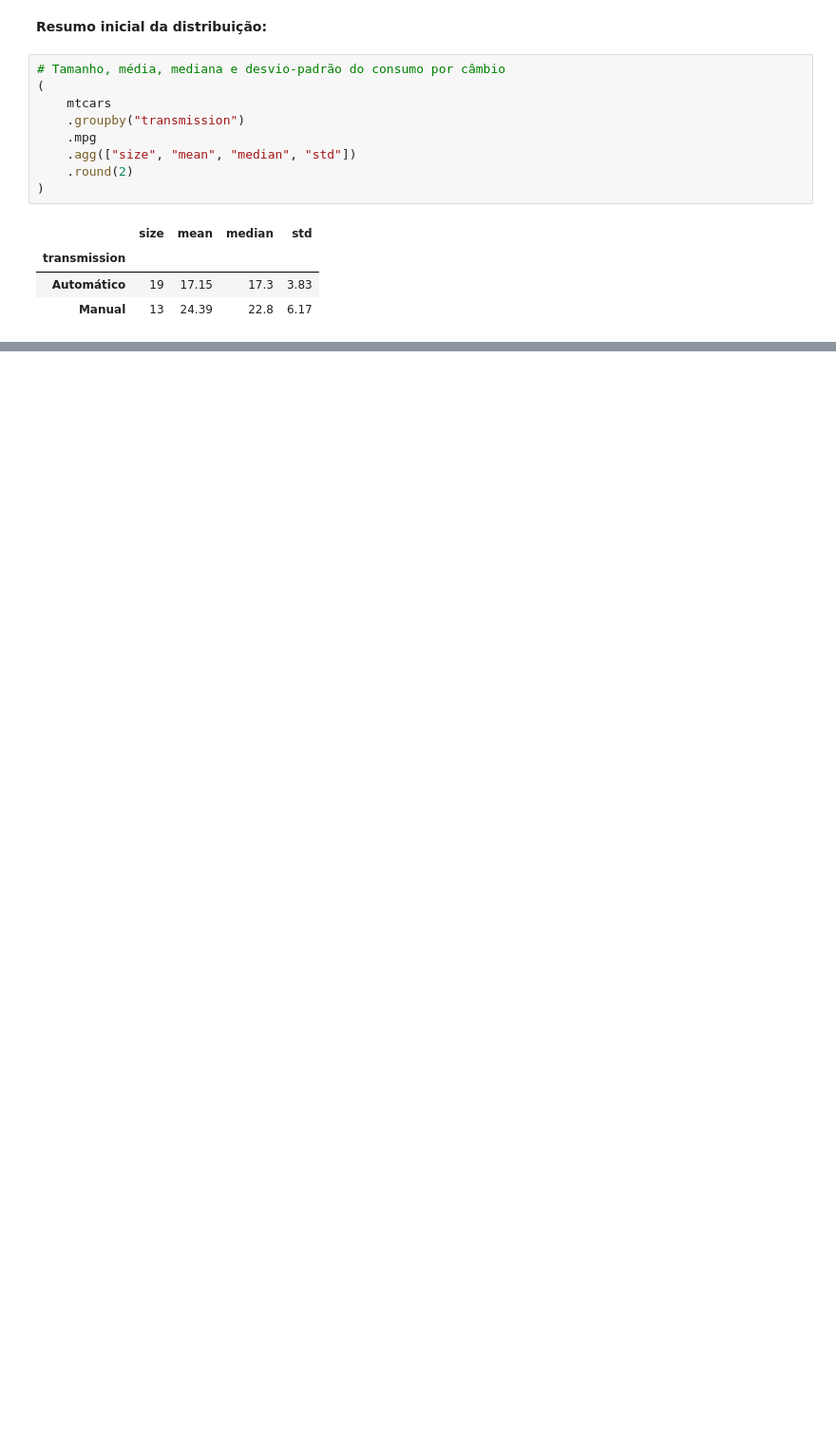
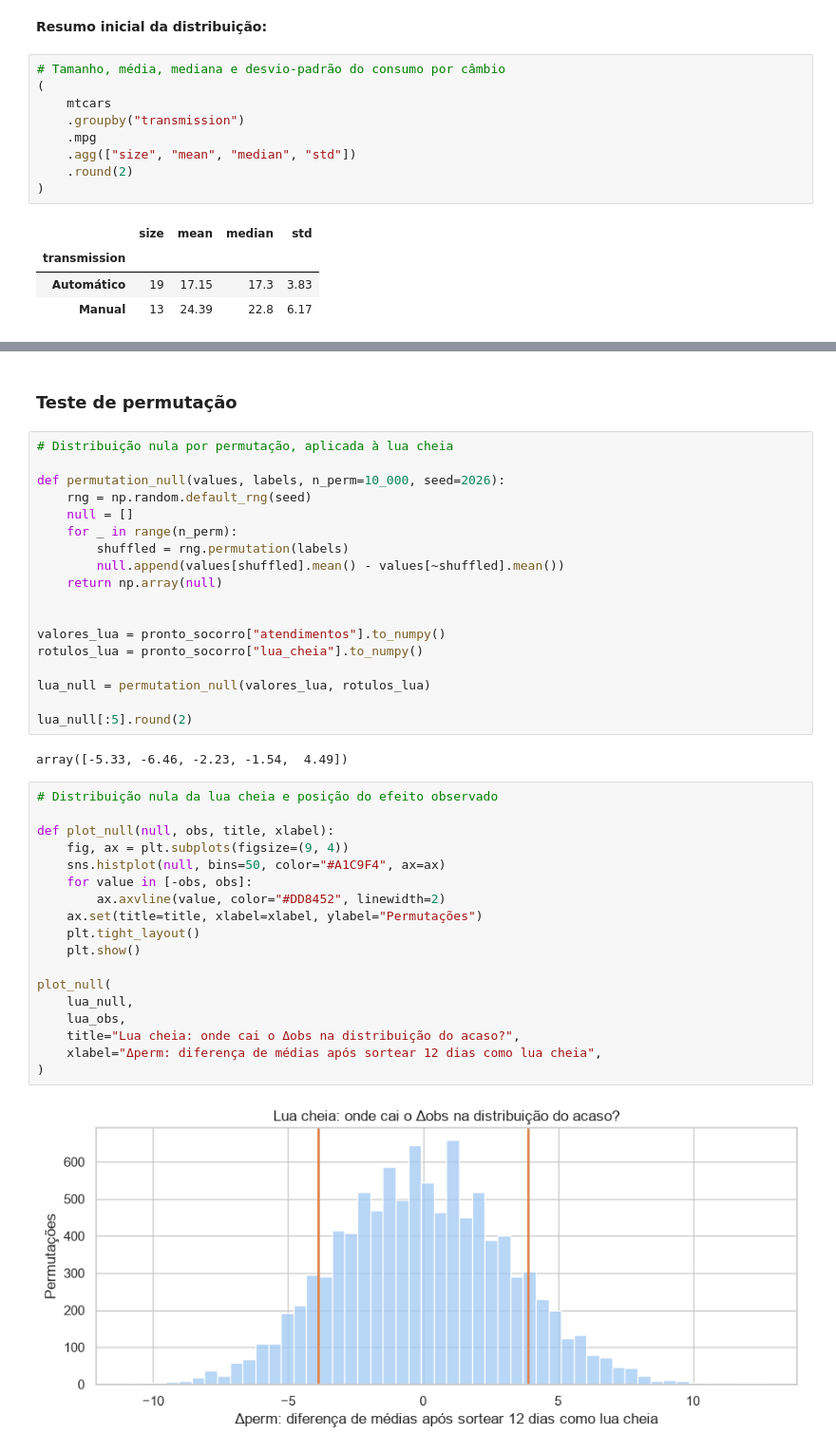
Before and after one commit to moraesadanilo/data-science, a Jupyter notebook: Unidade_2/Aula_07/laboratorio_07.ipynb, the cells around one changed output, grey strips where cells are left out. Shown at 95% size. Saved outputs shown, nothing was run; the diff lists cells and outputs as text; blank space fills up the shorter version.

```diff
--- a/Unidade_2/Aula_07/laboratorio_07.ipynb
+++ b/Unidade_2/Aula_07/laboratorio_07.ipynb
@@ -109,0 +167,42 @@ plt.show()
+# %% [markdown]
+### Teste de permutação
+# %%
+# Distribuição nula por permutação, aplicada à lua cheia
+
+def permutation_null(values, labels, n_perm=10_000, seed=2026):
+    rng = np.random.default_rng(seed)
+    null = []
+    for _ in range(n_perm):
+        shuffled = rng.permutation(labels)
+        null.append(values[shuffled].mean() - values[~shuffled].mean())
+    return np.array(null)
+
+
+valores_lua = pronto_socorro["atendimentos"].to_numpy()
+rotulos_lua = pronto_socorro["lua_cheia"].to_numpy()
+
+lua_null = permutation_null(valores_lua, rotulos_lua)
+
+lua_null[:5].round(2)
+# %% [output]
+array([-5.33, -6.46, -2.23, -1.54,  4.49])
+# %%
+# Distribuição nula da lua cheia e posição do efeito observado
+
+def plot_null(null, obs, title, xlabel):
+    fig, ax = plt.subplots(figsize=(9, 4))
+    sns.histplot(null, bins=50, color="#A1C9F4", ax=ax)
+    for value in [-obs, obs]:
+        ax.axvline(value, color="#DD8452", linewidth=2)
+    ax.set(title=title, xlabel=xlabel, ylabel="Permutações")
+    plt.tight_layout()
+    plt.show()
+
+plot_null(
+    lua_null,
+    lua_obs,
+    title="Lua cheia: onde cai o Δobs na distribuição do acaso?",
+    xlabel="Δperm: diferença de médias após sortear 12 dias como lua cheia",
+)
+# %% [output]
+[figure, added]
```
Also changed, not shown: parts of 11 cells of this notebook.
